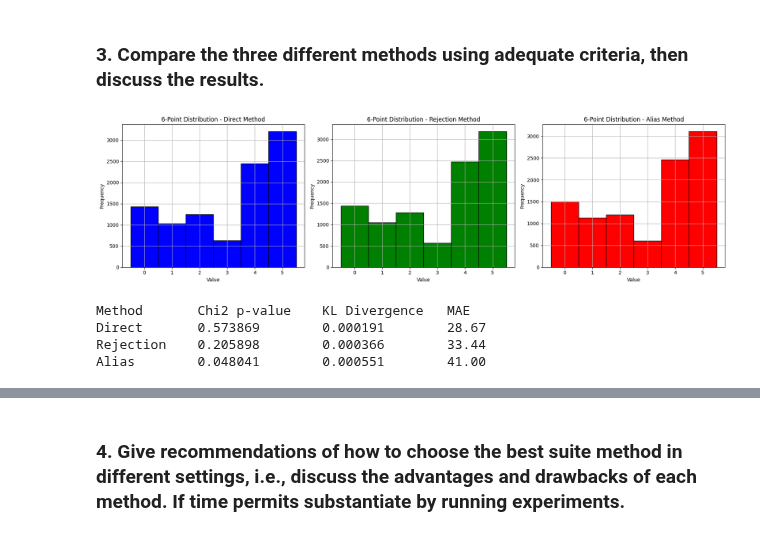
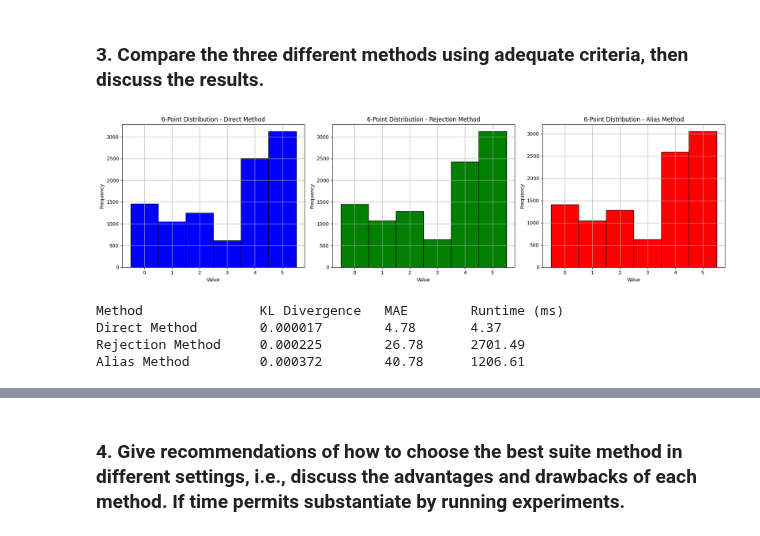
Before and after one commit to AntonJorg/stochastic_simulation, a Jupyter notebook: exercises_final/Exercise2&3.ipynb, the cells around one changed output, grey strips where cells are left out. Drawn from its saved outputs; the diff is of its cells as text; code cells hidden in the pictures.

```diff
--- a/exercises_final/Exercise2&3.ipynb
+++ b/exercises_final/Exercise2&3.ipynb
@@ -177,49 +237,53 @@ Again, this matches the previous assignments, proving the Alias method is also c
 # %% [markdown]
 ### 3. Compare the three different methods using adequate criteria, then discuss the results.
 # %%
-samples_direct = crude_vals
-samples_rejection = rejection_vals
-samples_alias = alias_vals
+results = {}
+for name, method in [
+    ('Direct Method', lambda: discrete_crude(n, P)),
+    ('Rejection Method', lambda: discrete_rejection(n, P)),
+    ('Alias Method', lambda: discrete_alias(n, *generate_f_and_l(P)))
+]:
+    start = time.time()
+    samples = method()
+    end = time.time()
 
+    obs_counts = np.array([np.sum(samples == xi) for xi in bins])
+    expected_counts = P * n
+    obs_dist = obs_counts / n
+    kl = entropy(obs_dist + 1e-10, P)
+    mae = np.mean(np.abs(obs_counts - expected_counts))
+    runtime_ms = (end - start) * 1000
+
+    results[name] = {
+        'samples': samples,
+        'kl': kl,
+        'mae': mae,
+        'runtime_ms': runtime_ms
+    }
+
+# --- Plotting ---
 fig, axs = plt.subplots(1, 3, figsize=(18, 5))
+colors = ['blue', 'green', 'red']
 
-method_names = ['Direct Method', 'Rejection Method', 'Alias Method']
-sample_sets = [samples_direct, samples_rejection, samples_alias]
-colors = ['blue', 'green', 'red']
-X = np.arange(6)
-bins = np.arange(6)
-
-for i in range(3):
-    axs[i].hist(sample_sets[i], bins=np.arange(len(P)+1)-0.5, edgecolor='black', rwidth=1, color=colors[i])
-    axs[i].set_title(f"6-Point Distribution - {method_names[i]}")
-    axs[i].set_xticks(X)
+for i, (method_name, res) in enumerate(results.items()):
+    axs[i].hist(res['samples'], bins=np.arange(len(P)+1)-0.5, edgecolor='black', color=colors[i])
+    axs[i].set_title(f"6-Point Distribution - {method_name}")
     axs[i].set_xlabel("Value")
     axs[i].set_ylabel("Frequency")
+    axs[i].set_xticks(X)
     axs[i].grid(True)
 
 plt.tight_layout()
 plt.show()
 
-method_samples = {
-    "Direct": samples_direct,
-    "Rejection": samples_rejection,
-    "Alias": samples_alias
-}
-
-print(f"{'Method':<12} {'Chi2 p-value':<15} {'KL Divergence':<15} {'MAE':<10}")
-
-for name, sample in method_samples.items():
-    obs_counts = np.array([np.sum(sample == xi) for xi in bins])
-    expected_freq = P * len(sample)
-    chi2_stat, chi2_p = chisquare(f_obs=obs_counts, f_exp=expected_freq)
-    obs_dist = obs_counts / len(sample)
-    kl = entropy(obs_dist + 1e-10, P)
-    mae = np.mean(np.abs(obs_counts - expected_freq))
-    print(f"{name:<12} {chi2_p:<15.6f} {kl:<15.6f} {mae:<10.2f}")
+# --- Print Metrics Table ---
+print(f"{'Method':<20} {'KL Divergence':<15} {'MAE':<10} {'Runtime (ms)':<15}")
+for name, res in results.items():
+    print(f"{name:<20} {res['kl']:<15.6f} {res['mae']:<10.2f} {res['runtime_ms']:<15.2f}")
 # %% [output]
-[figure, old version]
+[figure, new version]
-Method       Chi2 p-value    KL Divergence   MAE
-Direct       0.573869        0.000191        28.67
-Rejection    0.205898        0.000366        33.44
-Alias        0.048041        0.000551        41.00
+Method               KL Divergence   MAE        Runtime (ms)
+Direct Method        0.000017        4.78       4.37
+Rejection Method     0.000225        26.78      2701.49
+Alias Method         0.000372        40.78      1206.61
 # %% [markdown]
```
Also changed, not shown: parts of 26 cells of this notebook.
